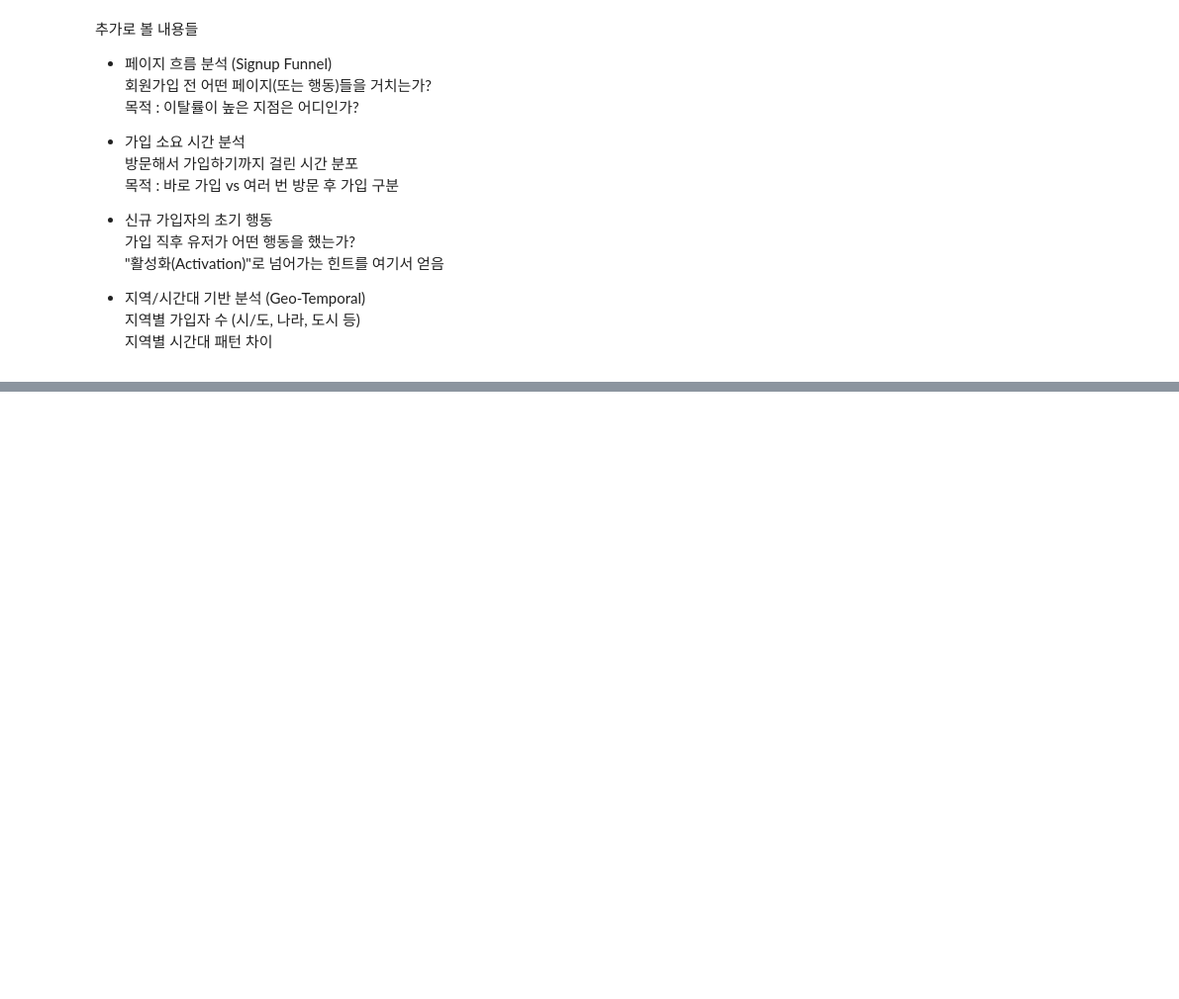
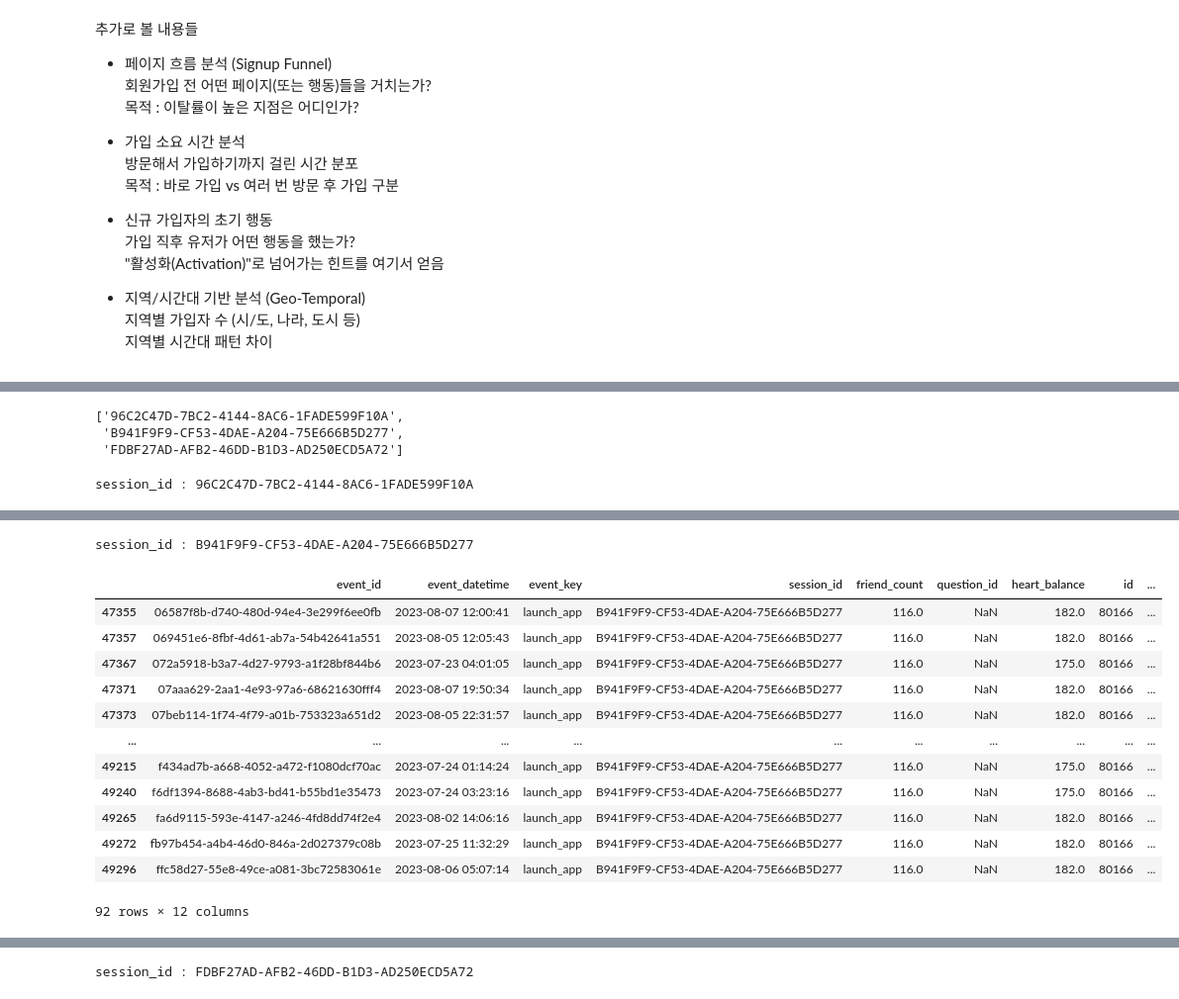
Before and after one commit to seung127/codeit_project, a Jupyter notebook: codeit-project-docker/notebooks/search_for_acquisition.ipynb, the cells around one changed output, grey strips where cells are left out. Shown at 99% size. Drawn from its saved outputs; the diff is of its cells as text; code cells hidden in the pictures; blank space fills up the shorter version.

```diff
--- a/codeit-project-docker/notebooks/search_for_acquisition.ipynb
+++ b/codeit-project-docker/notebooks/search_for_acquisition.ipynb
@@ -388,0 +432,12 @@ view_signup: 133회
+# %%
+# complete_signup 이전에 launch_app이 없는 session_id 추출
+sessions_without_launch_app_before = launch_app_before[~launch_app_before].index.tolist()
+
+print(f"complete_signup 이전에 launch_app이 없는 session_id 수: {len(sessions_without_launch_app_before)}")
+print("예시 session_id 5개:", sessions_without_launch_app_before[:5])
+
+# 해당 session의 이벤트 시퀀스 예시 출력
+for session_id in sessions_without_launch_app_before[:3]:
+    events = signup_sessions_all_events[signup_sessions_all_events['session_id'] == session_id].sort_values('event_datetime')
+    print(f"\nSession ID: {session_id}")
+    print(events[['event_datetime', 'event_key']])
@@ -388,0 +462,19 @@ view_signup: 133회
+# %%
+sessions_without_launch_app_before
+# %% [output]
+['96C2C47D-7BC2-4144-8AC6-1FADE599F10A',
+ 'B941F9F9-CF53-4DAE-A204-75E666B5D277',
+ 'FDBF27AD-AFB2-46DD-B1D3-AD250ECD5A72']
+# %%
+# session_id 컬럼과 리스트 값 모두 str로 변환 및 strip 처리
+final_hackle_df['session_id'] = final_hackle_df['session_id'].astype(str).str.strip()
+sessions_without_launch_app_before = [str(s).strip() for s in sessions_without_launch_app_before]
+
+for id in sessions_without_launch_app_before:
+    print(f"session_id : {id}")
+    display(final_hackle_df[(final_hackle_df['session_id'] == id) &
+                            (final_hackle_df['event_key'] == "launch_app")])
+    display(final_hackle_df[(final_hackle_df['session_id'] == id) &
+                            (final_hackle_df['event_key'] == "complete_signup")])
+# %% [output]
+session_id : 96C2C47D-7BC2-4144-8AC6-1FADE599F10A
@@ -388,0 +485,14 @@ view_signup: 133회
+session_id : B941F9F9-CF53-4DAE-A204-75E666B5D277
+|  | event_id | event_datetime | event_key | session_id | friend_count | question_id | heart_balance | id | ... |
+| 47355 | 06587f8b-d740-480d-94e4-3e299f6ee0fb | 2023-08-07 12:00:41 | launch_app | B941F9F9-CF53-4DAE-A204-75E666B5D277 | 116.0 | NaN | 182.0 | 80166 | ... |
+| 47357 | 069451e6-8fbf-4d61-ab7a-54b42641a551 | 2023-08-05 12:05:43 | launch_app | B941F9F9-CF53-4DAE-A204-75E666B5D277 | 116.0 | NaN | 182.0 | 80166 | ... |
+| 47367 | 072a5918-b3a7-4d27-9793-a1f28bf844b6 | 2023-07-23 04:01:05 | launch_app | B941F9F9-CF53-4DAE-A204-75E666B5D277 | 116.0 | NaN | 175.0 | 80166 | ... |
+| 47371 | 07aaa629-2aa1-4e93-97a6-68621630fff4 | 2023-08-07 19:50:34 | launch_app | B941F9F9-CF53-4DAE-A204-75E666B5D277 | 116.0 | NaN | 182.0 | 80166 | ... |
+| 47373 | 07beb114-1f74-4f79-a01b-753323a651d2 | 2023-08-05 22:31:57 | launch_app | B941F9F9-CF53-4DAE-A204-75E666B5D277 | 116.0 | NaN | 182.0 | 80166 | ... |
+| ... | ... | ... | ... | ... | ... | ... | ... | ... | ... |
+| 49215 | f434ad7b-a668-4052-a472-f1080dcf70ac | 2023-07-24 01:14:24 | launch_app | B941F9F9-CF53-4DAE-A204-75E666B5D277 | 116.0 | NaN | 175.0 | 80166 | ... |
+| 49240 | f6df1394-8688-4ab3-bd41-b55bd1e35473 | 2023-07-24 03:23:16 | launch_app | B941F9F9-CF53-4DAE-A204-75E666B5D277 | 116.0 | NaN | 175.0 | 80166 | ... |
+| 49265 | fa6d9115-593e-4147-a246-4fd8dd74f2e4 | 2023-08-02 14:06:16 | launch_app | B941F9F9-CF53-4DAE-A204-75E666B5D277 | 116.0 | NaN | 182.0 | 80166 | ... |
+| 49272 | fb97b454-a4b4-46d0-846a-2d027379c08b | 2023-07-25 11:32:29 | launch_app | B941F9F9-CF53-4DAE-A204-75E666B5D277 | 116.0 | NaN | 182.0 | 80166 | ... |
+| 49296 | ffc58d27-55e8-49ce-a081-3bc72583061e | 2023-08-06 05:07:14 | launch_app | B941F9F9-CF53-4DAE-A204-75E666B5D277 | 116.0 | NaN | 182.0 | 80166 | ... |
+92 rows × 12 columns
@@ -388,0 +502 @@ view_signup: 133회
+session_id : FDBF27AD-AFB2-46DD-B1D3-AD250ECD5A72
```
Also changed, not shown: parts of 14 cells of this notebook.
